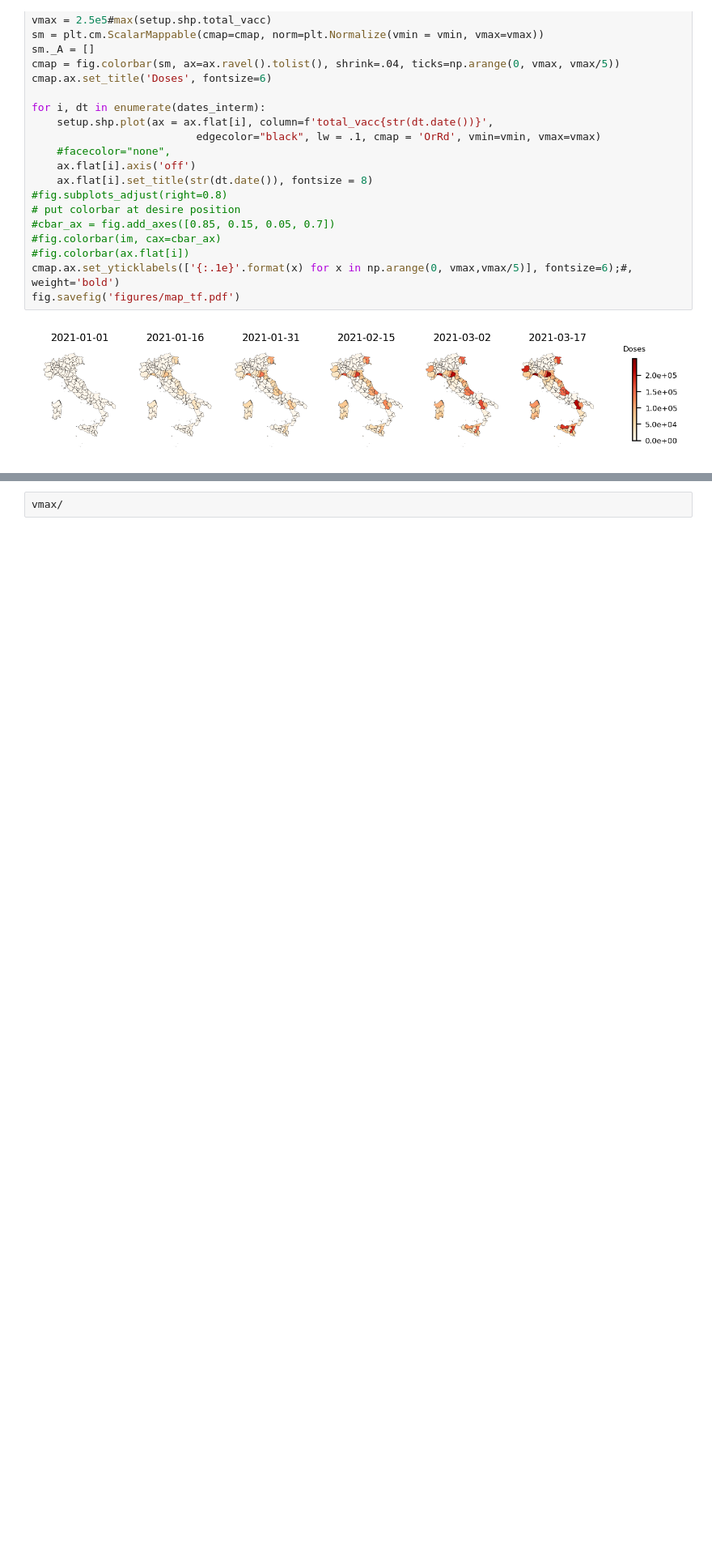
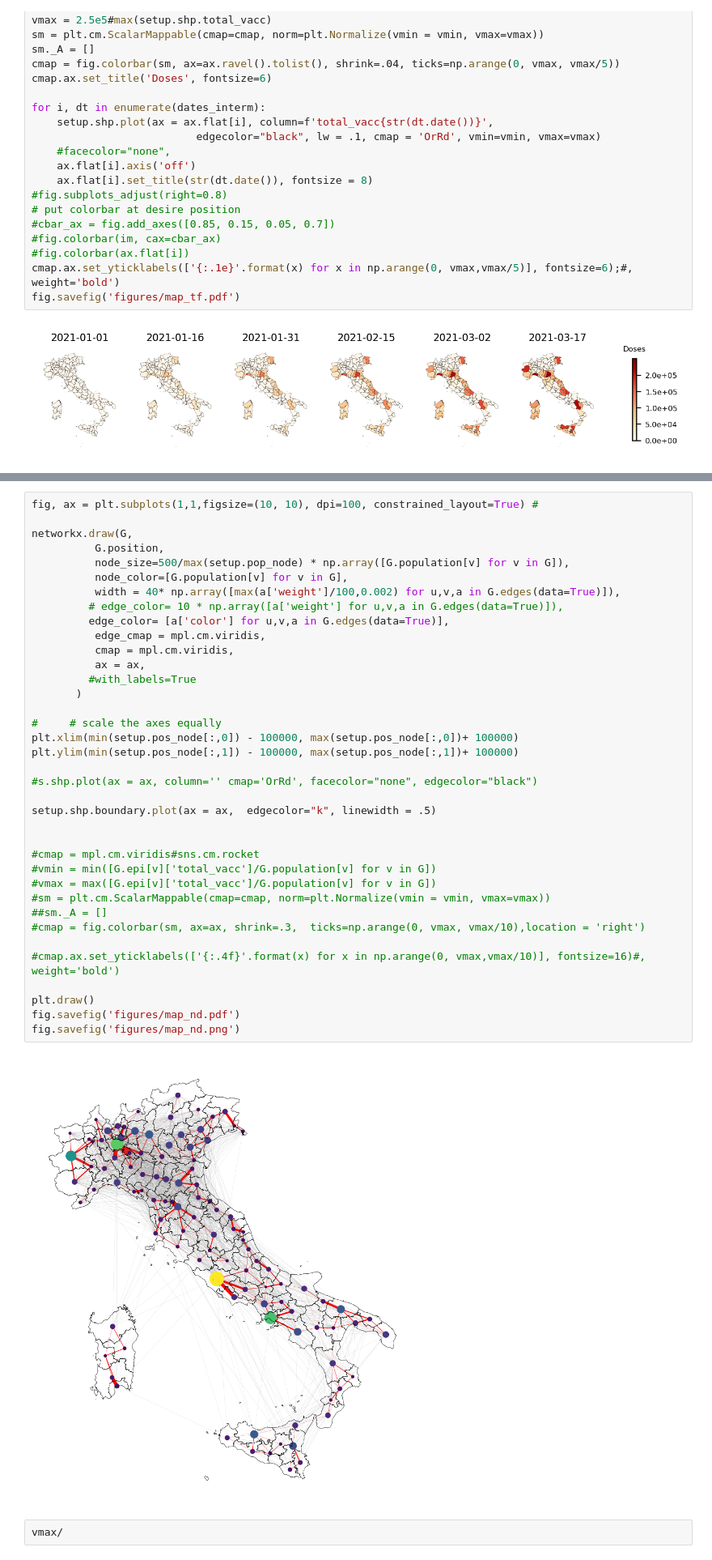
Before and after one commit to jcblemai/COVID-19_italy-vaccination-oc, a Jupyter notebook: analysis_opt-newFIG.ipynb, the cells around one changed output, grey strips where cells are left out. Shown at 81% size. Saved outputs shown, nothing was run; the diff lists cells and outputs as text; blank space fills up the shorter version.

```diff
--- a/analysis_opt-newFIG.ipynb
+++ b/analysis_opt-newFIG.ipynb
@@ -226,3 +242,42 @@ max(setup.shp.total_vacc)
+# %%
+fig, ax = plt.subplots(1,1,figsize=(10, 10), dpi=100, constrained_layout=True) #
+
+networkx.draw(G,
+          G.position,
+          node_size=500/max(setup.pop_node) * np.array([G.population[v] for v in G]),
+          node_color=[G.population[v] for v in G],
+          width = 40* np.array([max(a['weight']/100,0.002) for u,v,a in G.edges(data=True)]),
+         # edge_color= 10 * np.array([a['weight'] for u,v,a in G.edges(data=True)]),
+         edge_color= [a['color'] for u,v,a in G.edges(data=True)],
+          edge_cmap = mpl.cm.viridis,
+          cmap = mpl.cm.viridis,
+          ax = ax,
+         #with_labels=True
+       )
+
+#     # scale the axes equally
+plt.xlim(min(setup.pos_node[:,0]) - 100000, max(setup.pos_node[:,0])+ 100000)
+plt.ylim(min(setup.pos_node[:,1]) - 100000, max(setup.pos_node[:,1])+ 100000)
+
+#s.shp.plot(ax = ax, column='' cmap='OrRd', facecolor="none", edgecolor="black")
+
+setup.shp.boundary.plot(ax = ax,  edgecolor="k", linewidth = .5)
+
+
+#cmap = mpl.cm.viridis#sns.cm.rocket
+#vmin = min([G.epi[v]['total_vacc']/G.population[v] for v in G])
+#vmax = max([G.epi[v]['total_vacc']/G.population[v] for v in G])
+#sm = plt.cm.ScalarMappable(cmap=cmap, norm=plt.Normalize(vmin = vmin, vmax=vmax))
+##sm._A = []
+#cmap = fig.colorbar(sm, ax=ax, shrink=.3,  ticks=np.arange(0, vmax, vmax/10),location = 'right')
+
+#cmap.ax.set_yticklabels(['{:.4f}'.format(x) for x in np.arange(0, vmax,vmax/10)], fontsize=16)#, weight='bold')
+
+plt.draw()
+fig.savefig('figures/map_nd.pdf')
+fig.savefig('figures/map_nd.png')
+# %% [output]
+[figure, added]
 # %%
 vmax/
 # %% [output]
```
Also changed, not shown: parts of 4 cells of this notebook, 3 other files.
